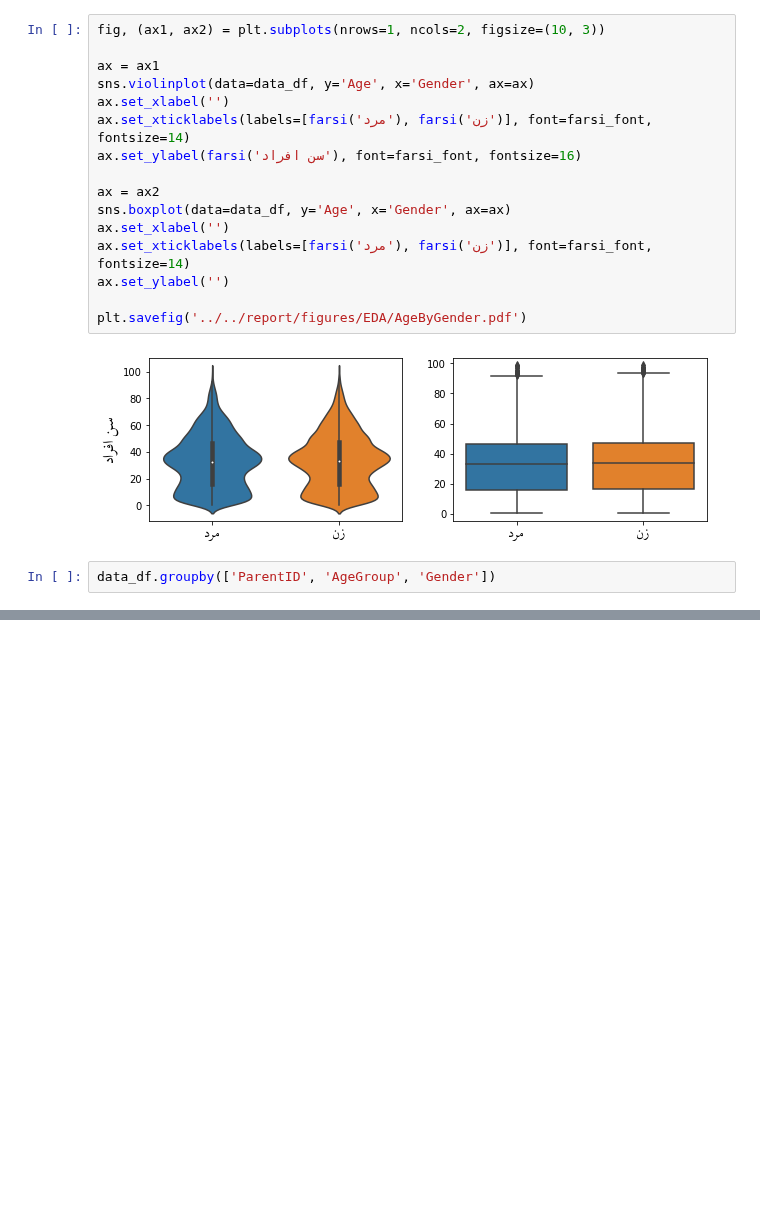
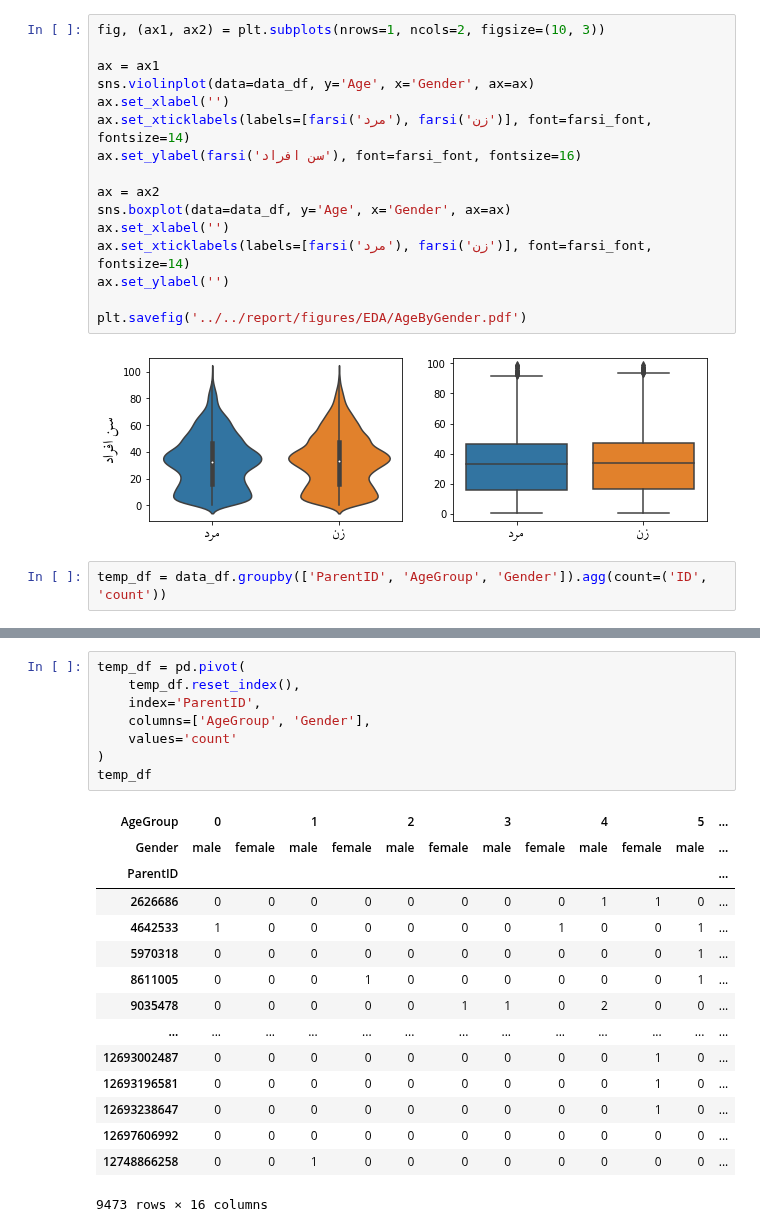
Before and after one commit to sadraheydari/BS_project, a Jupyter notebook: code/notebooks/03 - Houshold Features.ipynb, the cells around one changed output, grey strips where cells are left out. Drawn from its saved outputs; the diff is of its cells as text; blank space fills up the shorter version.

```diff
--- a/code/notebooks/03 - Houshold Features.ipynb
+++ b/code/notebooks/03 - Houshold Features.ipynb
@@ -156,4 +157,4 @@ plt.savefig('../../report/figures/EDA/AgeByGender.pdf')
 # %% [output]
 [figure]
 # %%
-data_df.groupby(['ParentID', 'AgeGroup', 'Gender'])
+temp_df = data_df.groupby(['ParentID', 'AgeGroup', 'Gender']).agg(count=('ID', 'count'))
@@ -173,0 +161,24 @@ data_df.groupby(['ParentID', 'AgeGroup', 'Gender'])
+# %%
+temp_df = pd.pivot(
+    temp_df.reset_index(),
+    index='ParentID',
+    columns=['AgeGroup', 'Gender'],
+    values='count'
+)
+temp_df
+# %% [output]
+| AgeGroup | 0 |  | 1 |  | 2 |  | 3 |  | 4 |  | 5 | ... |
+| Gender | male | female | male | female | male | female | male | female | male | female | male | ... |
+| ParentID |  |  |  |  |  |  |  |  |  |  |  | ... |
+| 2626686 | 0 | 0 | 0 | 0 | 0 | 0 | 0 | 0 | 1 | 1 | 0 | ... |
+| 4642533 | 1 | 0 | 0 | 0 | 0 | 0 | 0 | 1 | 0 | 0 | 1 | ... |
+| 5970318 | 0 | 0 | 0 | 0 | 0 | 0 | 0 | 0 | 0 | 0 | 1 | ... |
+| 8611005 | 0 | 0 | 0 | 1 | 0 | 0 | 0 | 0 | 0 | 0 | 1 | ... |
+| 9035478 | 0 | 0 | 0 | 0 | 0 | 1 | 1 | 0 | 2 | 0 | 0 | ... |
+| ... | ... | ... | ... | ... | ... | ... | ... | ... | ... | ... | ... | ... |
+| 12693002487 | 0 | 0 | 0 | 0 | 0 | 0 | 0 | 0 | 0 | 1 | 0 | ... |
+| 12693196581 | 0 | 0 | 0 | 0 | 0 | 0 | 0 | 0 | 0 | 1 | 0 | ... |
+| 12693238647 | 0 | 0 | 0 | 0 | 0 | 0 | 0 | 0 | 0 | 1 | 0 | ... |
+| 12697606992 | 0 | 0 | 0 | 0 | 0 | 0 | 0 | 0 | 0 | 0 | 0 | ... |
+| 12748866258 | 0 | 0 | 1 | 0 | 0 | 0 | 0 | 0 | 0 | 0 | 0 | ... |
+9473 rows × 16 columns
```
Also changed, not shown: parts of 8 cells of this notebook, 1 other file.
